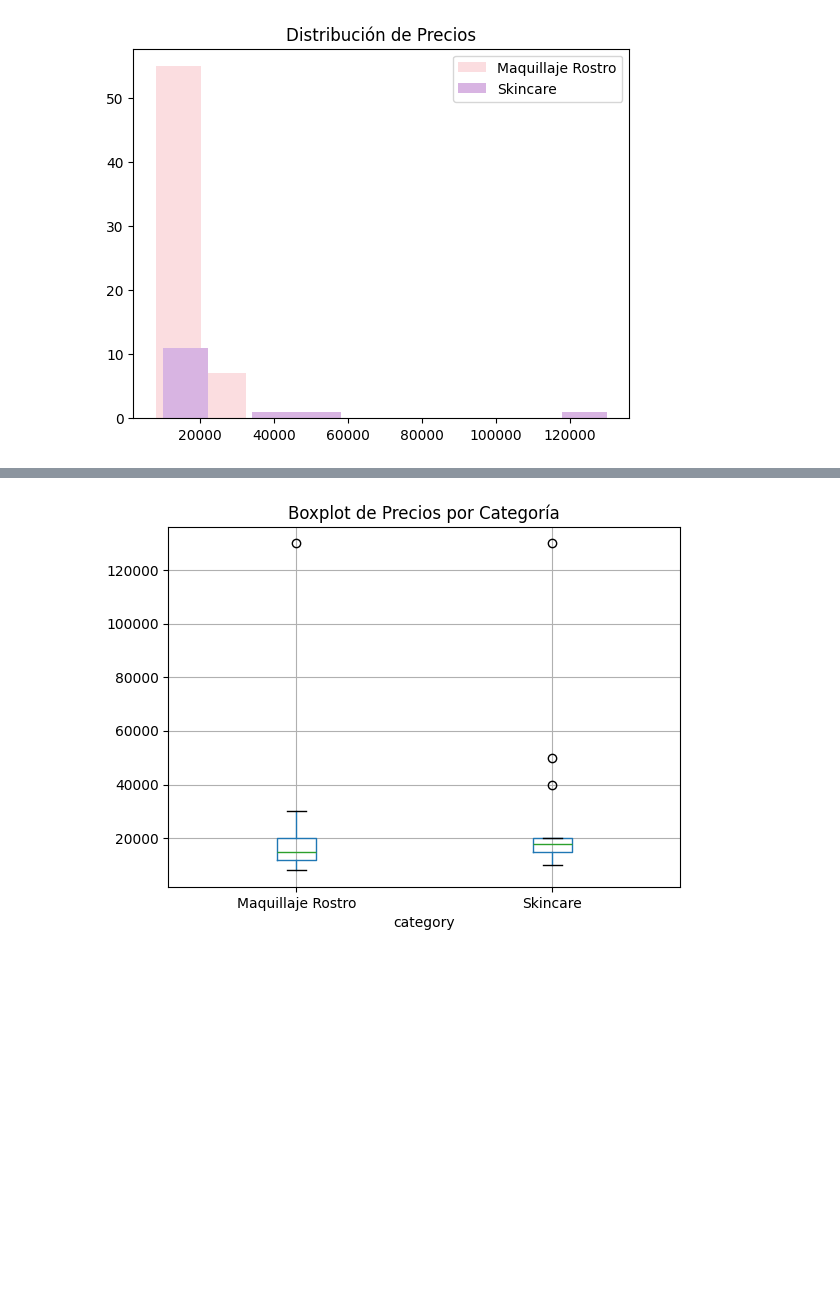
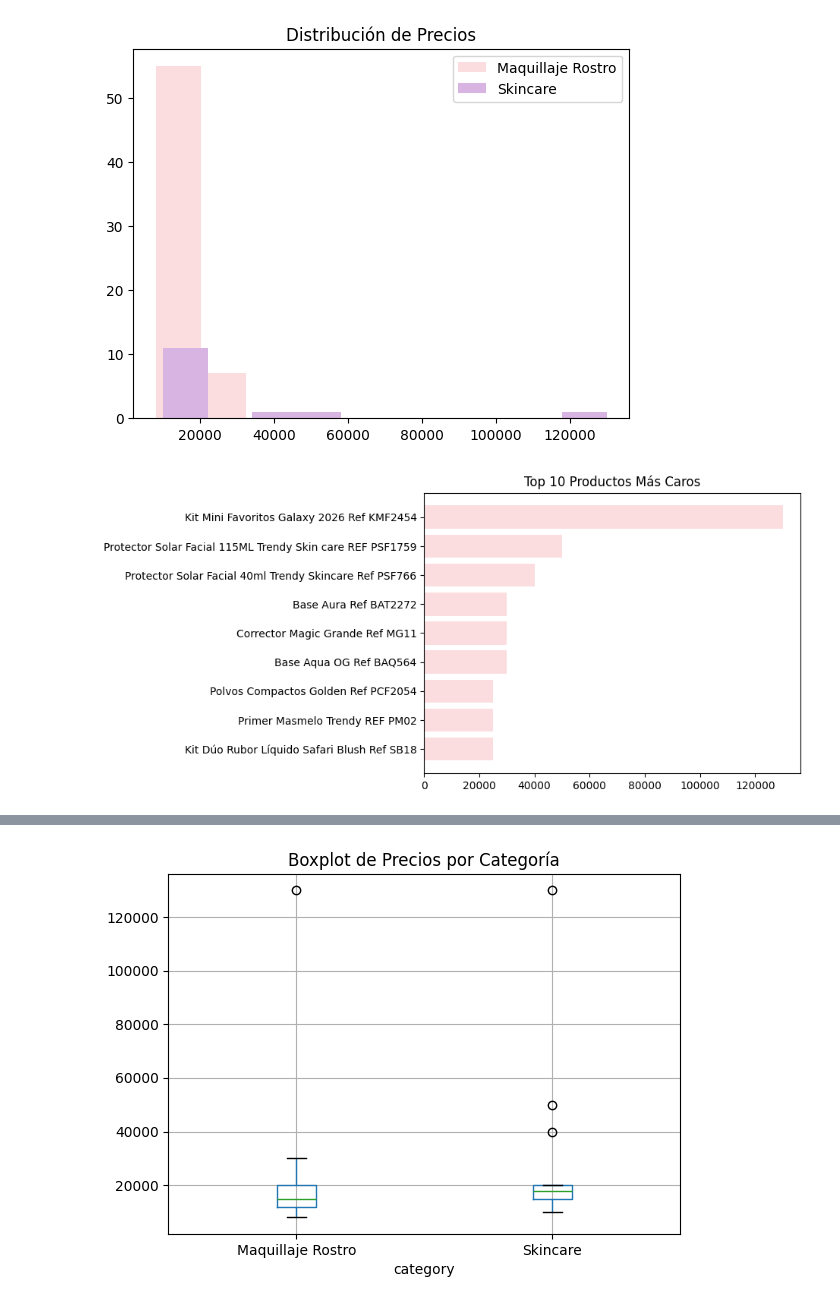
Before and after one commit to natbp/natbp_web-scraping-project-tutorial, a Jupyter notebook: src/trendy.ipynb, the cells around one changed output, grey strips where cells are left out. Cells and saved outputs as stored; diff of their text form; code cells hidden in the pictures; blank space fills up the shorter version.

```diff
--- a/src/trendy.ipynb
+++ b/src/trendy.ipynb
@@ -207,3 +207,12 @@ plt.title("Distribución de Precios")
 plt.show()
 # %% [output]
 [figure]
+# %%
+top = df_total.sort_values("price", ascending=False).head(10)
+
+plt.barh(top["name"], top["price"], color = "#FBDDE0")
+plt.title("Top 10 Productos Más Caros")
+plt.gca().invert_yaxis()
+plt.show()
+# %% [output]
+[figure, added]
```
Also changed, not shown: parts of 2 cells of this notebook, 1 other file.
